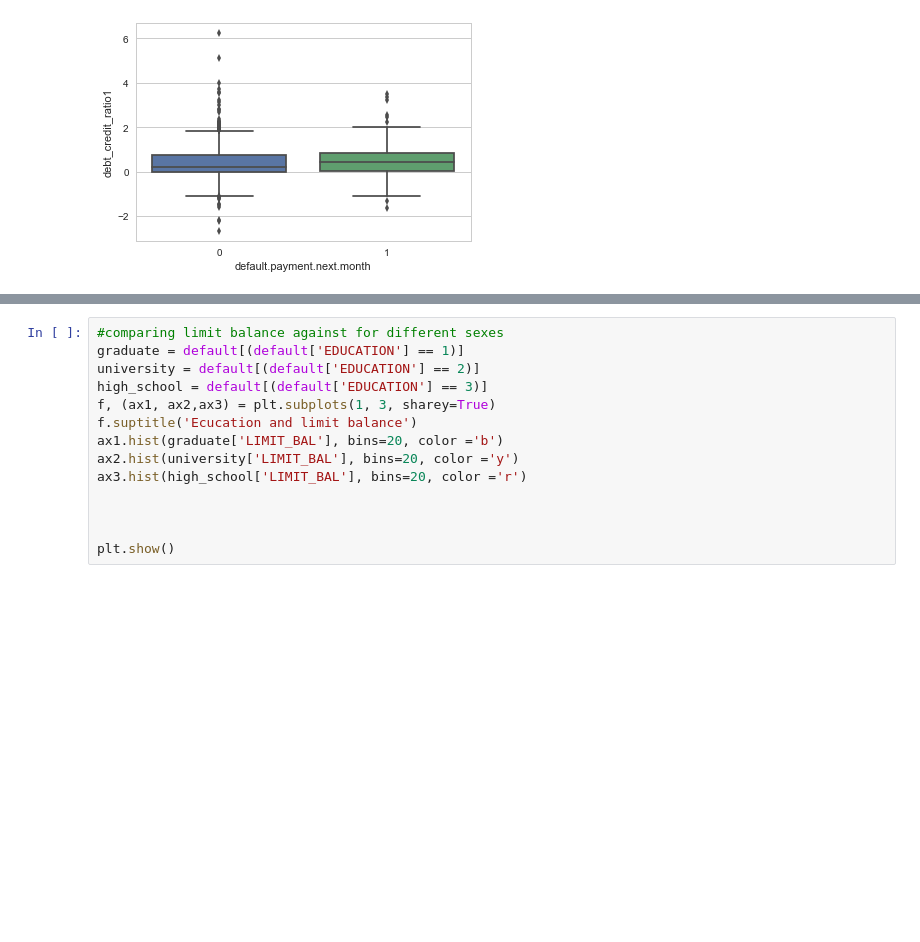
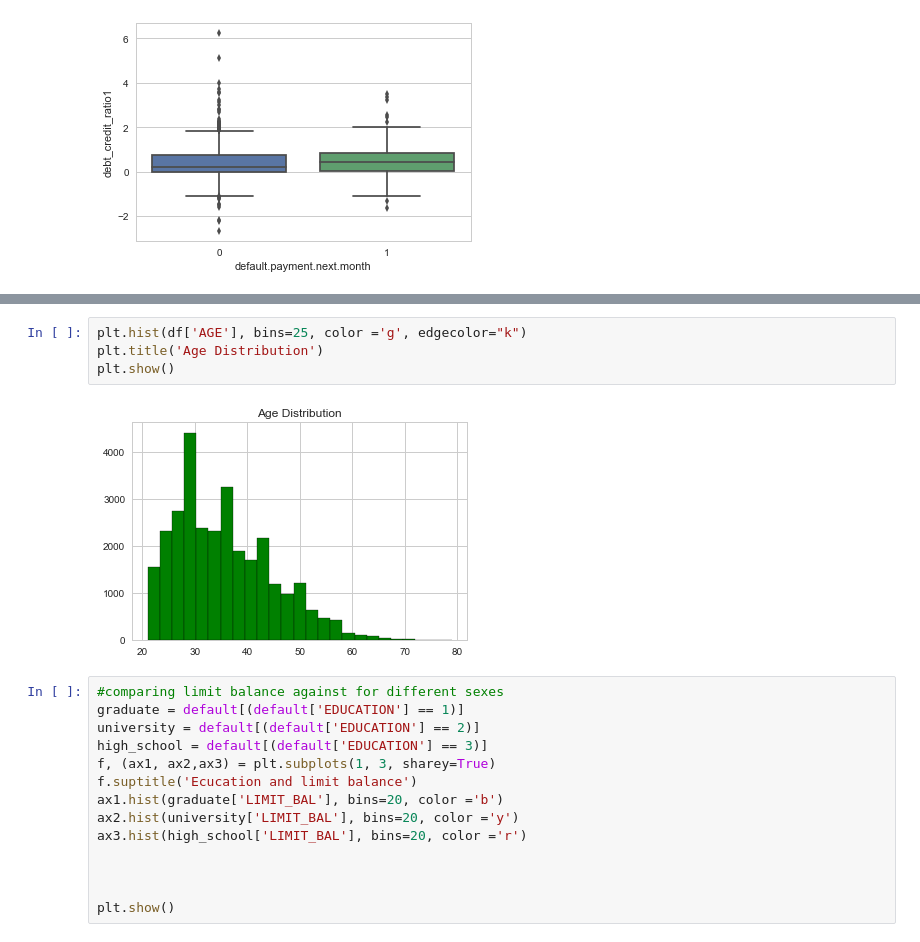
Before and after one commit to Armitasa/Capstone, a Jupyter notebook: capstone1.ipynb, the cells around one changed output, grey strips where cells are left out. Drawn from its saved outputs; the diff is of its cells as text; blank space fills up the shorter version.

```diff
--- a/capstone1.ipynb
+++ b/capstone1.ipynb
@@ -143,3 +152,9 @@ plt.show()
+# %%
+plt.hist(df['AGE'], bins=25, color ='g', edgecolor="k")
+plt.title('Age Distribution')
+plt.show()
+# %% [output]
+[figure, added]
 # %%
 #comparing limit balance against for different sexes
 graduate = default[(default['EDUCATION'] == 1)]
```
Also changed, not shown: parts of 21 cells of this notebook.
